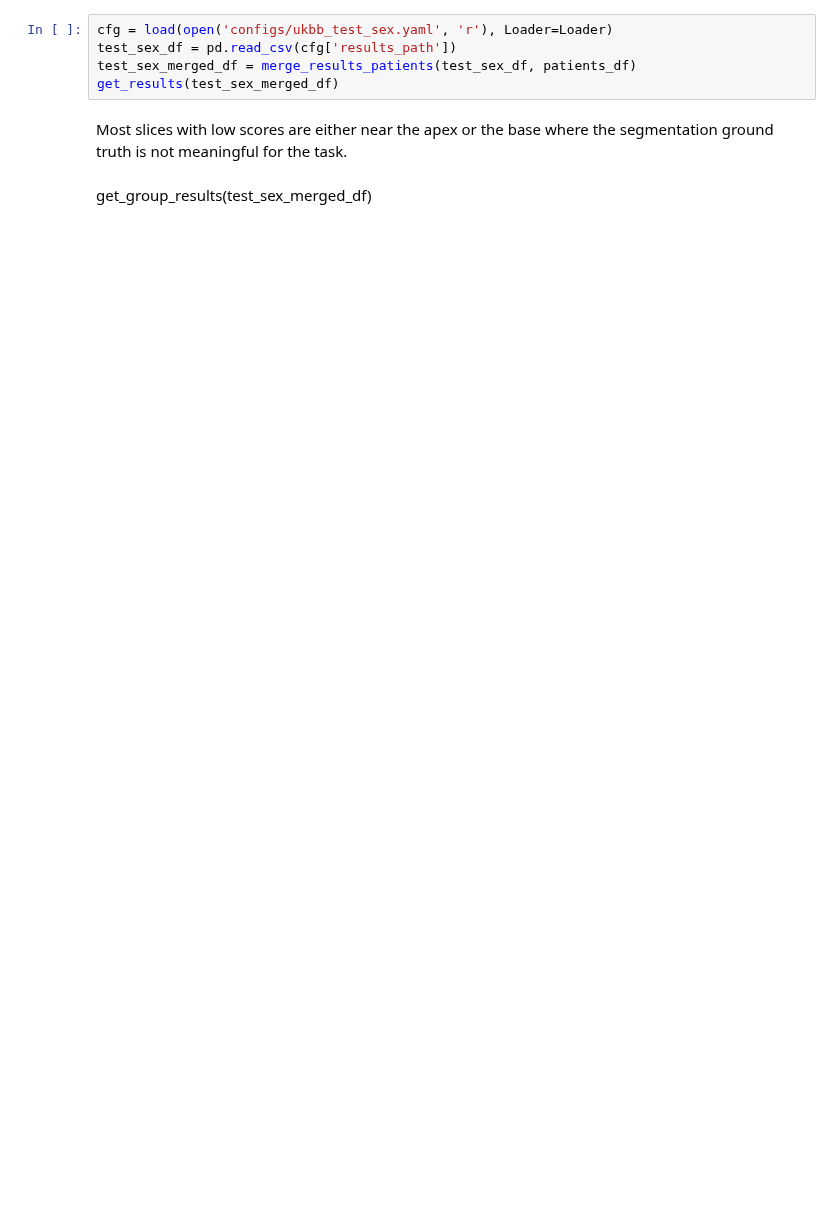
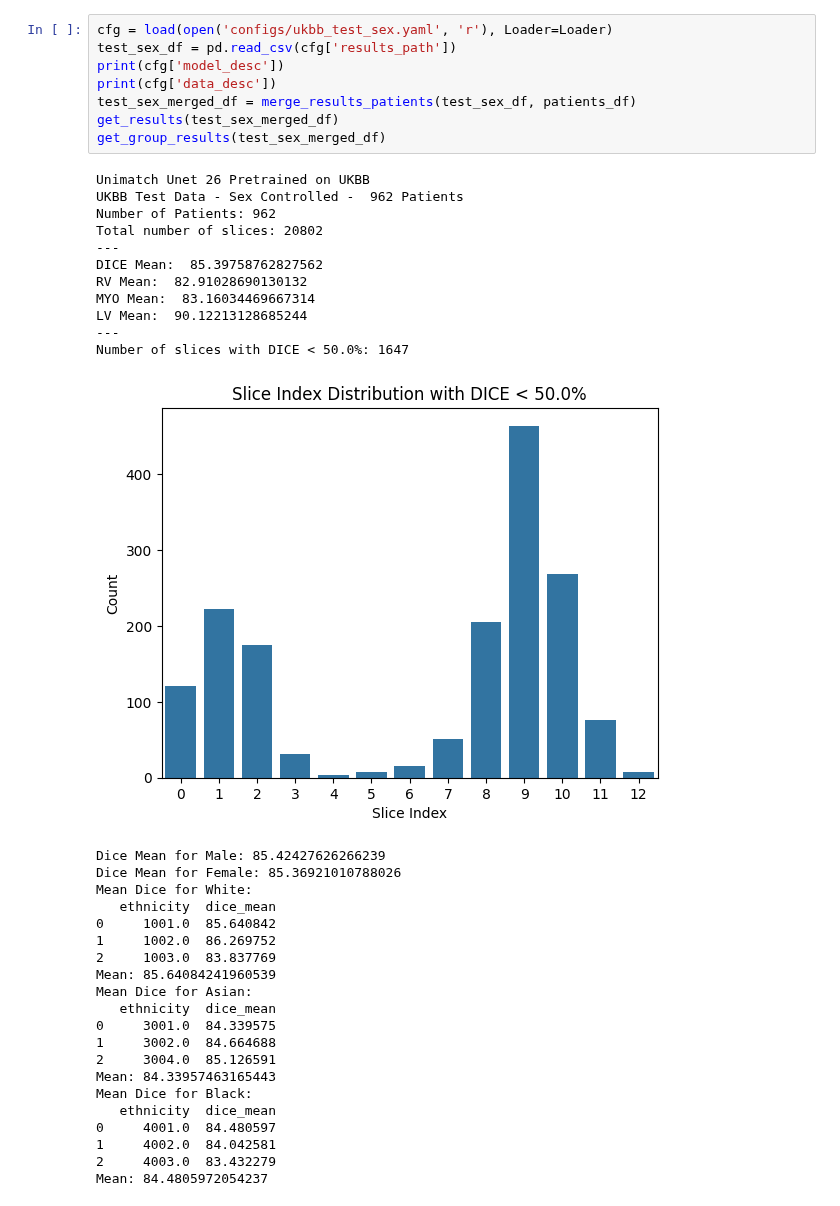
Before and after one commit to msskzx/UniMatch, a Jupyter notebook: more-scenarios/medical/ukbb_results_analysis.ipynb, the cells around one changed output. Saved outputs shown, nothing was run; the diff lists cells and outputs as text; blank space fills up the shorter version.

```diff
--- a/more-scenarios/medical/ukbb_results_analysis.ipynb
+++ b/more-scenarios/medical/ukbb_results_analysis.ipynb
@@ -15,9 +200,41 @@ patients_df = prep_patients_df(og_df)
 # %%
 cfg = load(open('configs/ukbb_test_sex.yaml', 'r'), Loader=Loader)
 test_sex_df = pd.read_csv(cfg['results_path'])
+print(cfg['model_desc'])
+print(cfg['data_desc'])
 test_sex_merged_df = merge_results_patients(test_sex_df, patients_df)
 get_results(test_sex_merged_df)
+get_group_results(test_sex_merged_df)
+# %% [output]
+Unimatch Unet 26 Pretrained on UKBB
+UKBB Test Data - Sex Controlled -  962 Patients
+Number of Patients: 962
+Total number of slices: 20802
+---
+DICE Mean:  85.39758762827562
+RV Mean:  82.91028690130132
+MYO Mean:  83.16034469667314
+LV Mean:  90.12213128685244
+---
+Number of slices with DICE < 50.0%: 1647
+[figure, added]
+Dice Mean for Male: 85.42427626266239
+Dice Mean for Female: 85.36921010788026
+Mean Dice for White:
+   ethnicity  dice_mean
+0     1001.0  85.640842
+1     1002.0  86.269752
+2     1003.0  83.837769
+Mean: 85.64084241960539
+Mean Dice for Asian:
+   ethnicity  dice_mean
+0     3001.0  84.339575
+1     3002.0  84.664688
+2     3004.0  85.126591
+Mean: 84.33957463165443
+Mean Dice for Black:
+   ethnicity  dice_mean
+0     4001.0  84.480597
+1     4002.0  84.042581
+2     4003.0  83.432279
+Mean: 84.4805972054237
-# %% [markdown]
-Most slices with low scores are either near the apex or the base where the segmentation ground truth is not meaningful for the task.
-# %% [markdown]
-get_group_results(test_sex_merged_df)
```
Also changed, not shown: parts of 27 cells of this notebook, 24 other files.
